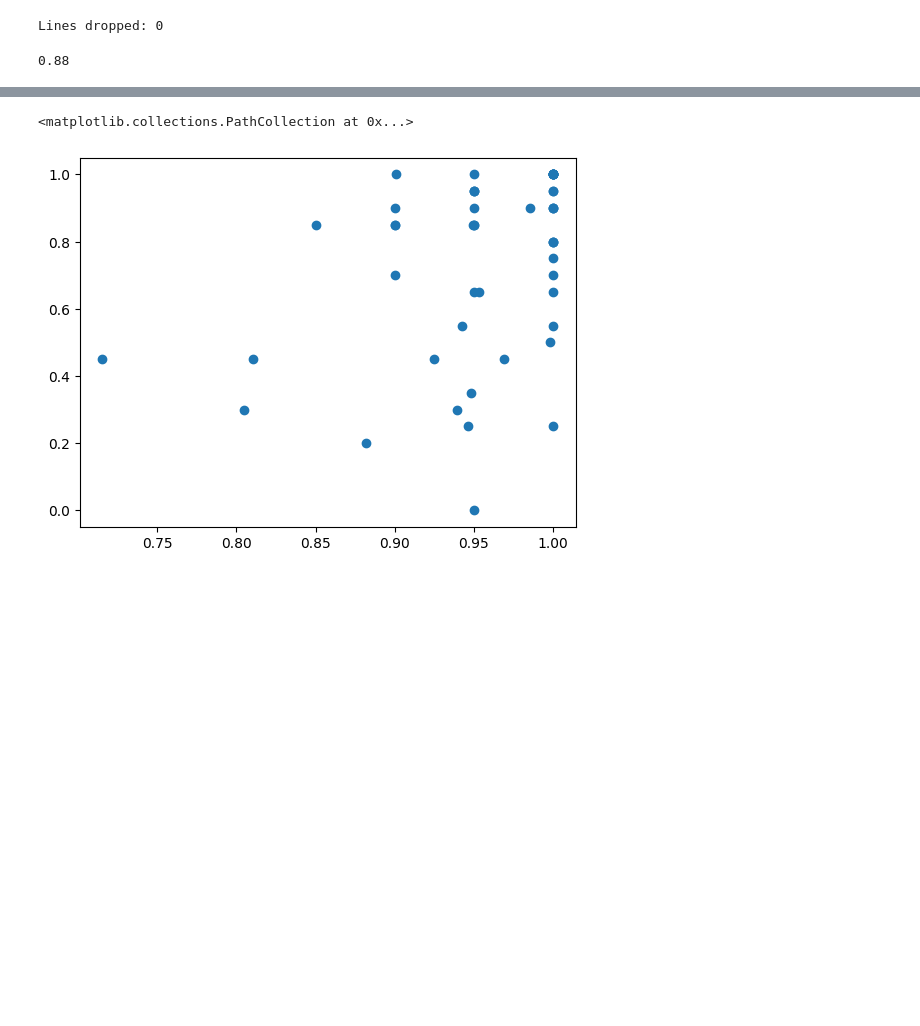
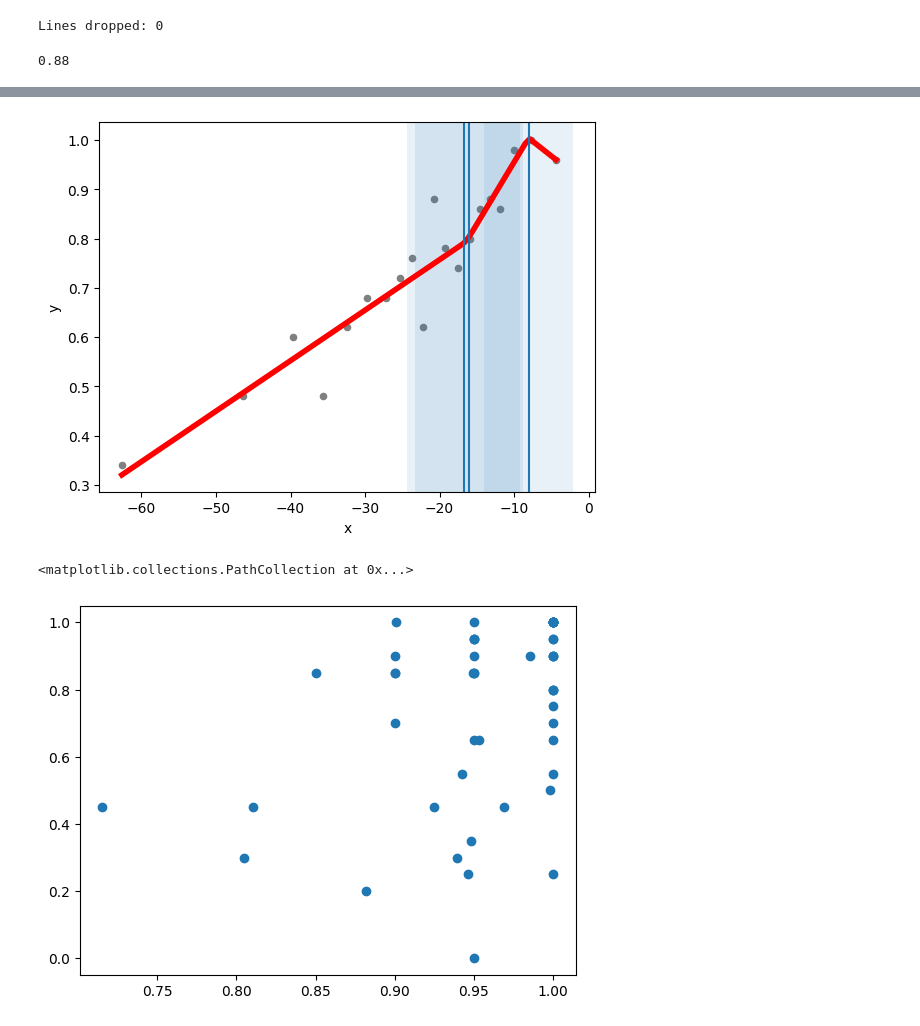
Before and after one commit to jamesyc23/alamere, a Jupyter notebook: confidence.ipynb, the cells around one changed output, grey strips where cells are left out. Drawn from its saved outputs; the diff is of its cells as text; code cells hidden in the pictures; blank space fills up the shorter version.

```diff
--- a/confidence.ipynb
+++ b/confidence.ipynb
@@ -300,3 +389,16 @@ gsm8k_50_llama3_8b.plot_estimated_confidence_vs_accuracy(confidence_estimator="a
+# %%
+# pw_fit.summary()
+pw_fit.plot_data(color="grey", s=20)
+# Pass in standard matplotlib keywords to control any of the plots
+pw_fit.plot_fit(color="red", linewidth=4)
+pw_fit.plot_breakpoints()
+pw_fit.plot_breakpoint_confidence_intervals()
+plt.xlabel("x")
+plt.ylabel("y")
+plt.show()
+plt.close()
+# %% [output]
+[figure, added]
 # %%
 plt.scatter(
     gsm8k_50_llama3_8b.results[['q_id', 'tokens_prob']].groupby('q_id').mean().tokens_prob,
```
Also changed, not shown: parts of 24 cells of this notebook.
